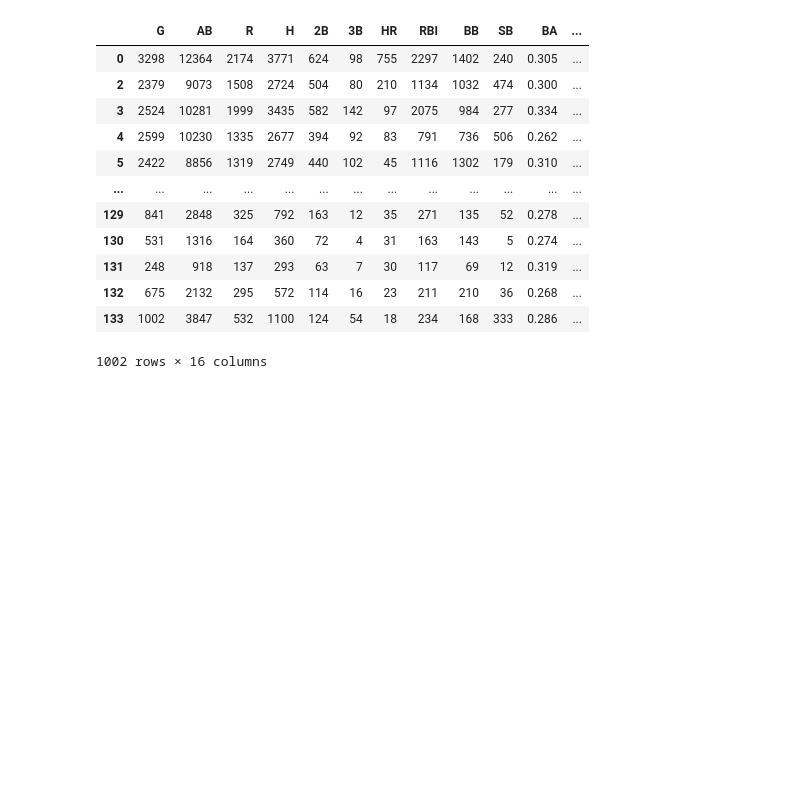
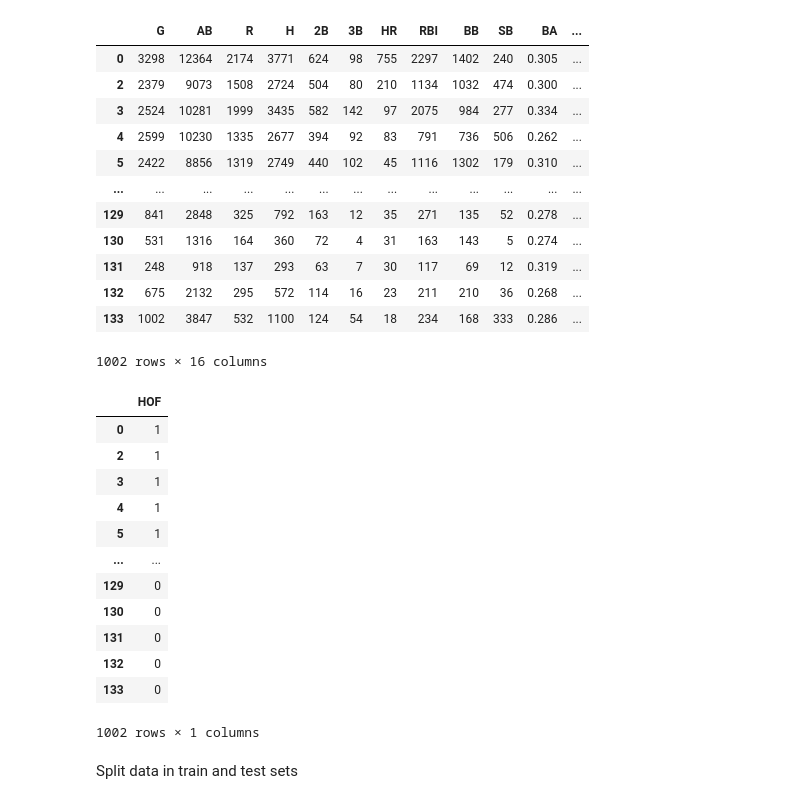
Before and after one commit to hoganbyun/Identifying_Undervalued_Sports-Cards, a Jupyter notebook: project_code.ipynb, the cells around one changed output. Cells and saved outputs as stored; diff of their text form; code cells hidden in the pictures; blank space fills up the shorter version.

```diff
--- a/project_code.ipynb
+++ b/project_code.ipynb
@@ -262,3 +307,19 @@ all_df[predictors]
 | 132 | 675 | 2132 | 295 | 572 | 114 | 16 | 23 | 211 | 210 | 36 | 0.268 | ... |
 | 133 | 1002 | 3847 | 532 | 1100 | 124 | 54 | 18 | 234 | 168 | 333 | 0.286 | ... |
 1002 rows × 16 columns
+# %%
+all_df[target_col]
+# %% [output]
+|  | HOF |
+| 0 | 1 |
+| 2 | 1 |
+| 3 | 1 |
+| 4 | 1 |
+| 5 | 1 |
+| ... | ... |
+| 129 | 0 |
+| 130 | 0 |
+| 131 | 0 |
+| 132 | 0 |
+| 133 | 0 |
+1002 rows × 1 columns
@@ -264,0 +329,2 @@ all_df[predictors]
+# %% [markdown]
+Split data in train and test sets
```
Also changed, not shown: parts of 16 cells of this notebook.
